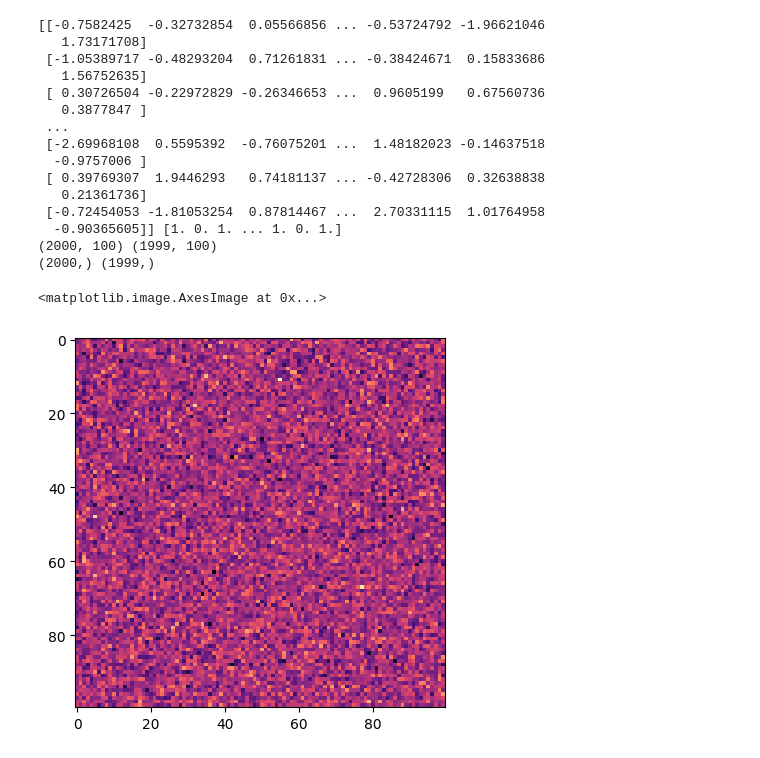
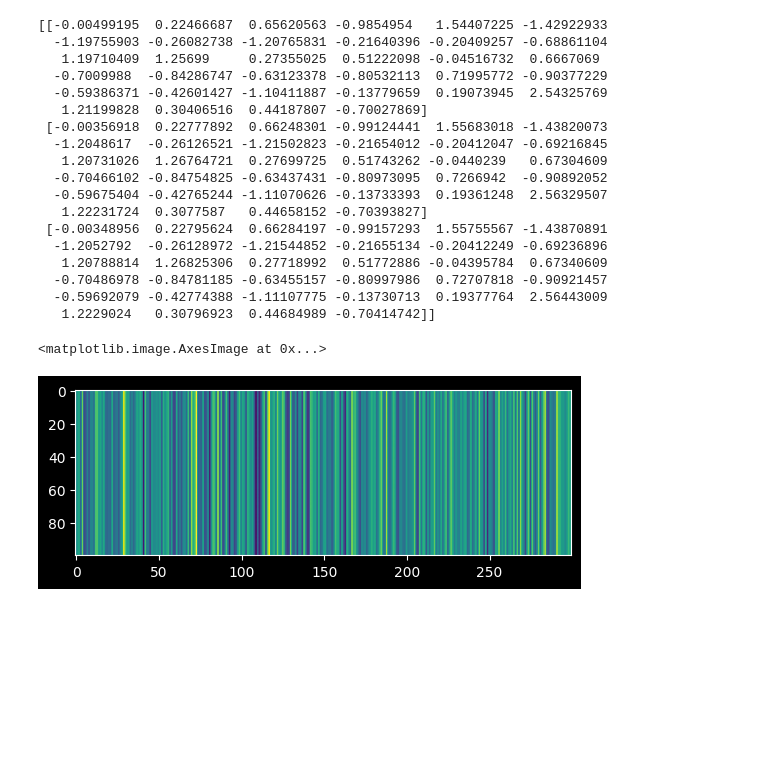
Before and after one commit to Asdergh/ItPlanetProject, a Jupyter notebook: Model/test.ipynb, the cells around one changed output. Cells and saved outputs as stored; diff of their text form; code cells hidden in the pictures; blank space fills up the shorter version.

Commit message:
new data_perproced and new model types was investigated with zero useability

```diff
--- a/Model/test.ipynb
+++ b/Model/test.ipynb
@@ -75,7 +162,7 @@ def generate_data_frame(data_buffer, person_info_buffer):
                              "activity_day", "skllzz_with_artifacts", "skllzz_without_artifacts",
                              "steps", "day", "meters",
                              "birth_date", "hr_rest", "hr_max",
-                             "weight"]
+                             "weight", "kkal"]
 
     for (batch_number, data_batch) in enumerate(data_buffer):
 
@@ -169,7 +256,7 @@ def generate_data_frame(data_buffer, person_info_buffer):
 
 
 data_frame, data_tensor = generate_data_frame(data_buffer=data_buffer, person_info_buffer=person_info_buffer)
-print(data_frame)
+print(data_tensor.shape)
 # %% [output]
 activity_step_cheaters.jsonl
 activity_step_ok.jsonl
@@ -511,46 +264,50 @@ plt.show()
 # %%
 def expand_randomization(data_tensor, need_shape):
 
 
     permutated_data_tensor = np.random.permutation(data_tensor)
+    random_normal_distrib = np.random.normal(0.19, 1.926, ((permutated_data_tensor.shape[1] - 1), need_shape))
+    result_expand = np.dot(permutated_data_tensor[:, :-1], random_normal_distrib)
+    result_expand_std = (result_expand - np.mean(result_expand)) / np.std(result_expand)
 
-    sub_tensor = np.zeros(shape=(data_tensor[0, :-1].shape[0], need_shape))
-    result_tensor = np.dot(permutated_data_tensor[:, :-1], sub_tensor)
-    result_tensor += np.random.normal(0.34, 1.984, result_tensor.shape)
-    result_tensor_std = (result_tensor - np.mean(result_tensor)) / np.std(result_tensor)
-    result_data_tensor = np.zeros(shape=(result_tensor_std.shape[0], result_tensor_std.shape[1] + 1))
-    result_data_tensor[:, :-1] = result_tensor_std
-    result_data_tensor[:, -1] = permutated_data_tensor[:, -1]
+    result_tensor = np.zeros(shape=(result_expand.shape[0], result_expand.shape[1] + 1))
+    result_tensor[:, :-1] = result_expand_std
+    result_tensor[:, -1] = permutated_data_tensor[:, -1]
 
-    return result_data_tensor
+    print(result_tensor[:3, :34])
+    return result_tensor
 
-preprocessed_data = expand_randomization(data_tensor, need_shape=100)
+
+
+preprocessed_data = expand_randomization(data_tensor, need_shape=800)
 
 train_data = preprocessed_data[:preprocessed_data.shape[0] // 2, :-1]
 validation_data = preprocessed_data[preprocessed_data.shape[0] // 2: -1, :-1]
 
 train_label = preprocessed_data[:preprocessed_data.shape[0] // 2, -1]
 validation_label = preprocessed_data[preprocessed_data.shape[0] // 2: -1, -1]
 
-print(train_data, train_label)
-print(train_data.shape, validation_data.shape)
-print(train_label.shape, validation_label.shape)
-plt.imshow(train_data[:100], cmap="magma")
+
+
+plt.imshow(preprocessed_data[:100, :300], cmap="viridis")
 # %% [output]
-[[-0.7582425  -0.32732854  0.05566856 ... -0.53724792 -1.96621046
-   1.73171708]
- [-1.05389717 -0.48293204  0.71261831 ... -0.38424671  0.15833686
-   1.56752635]
- [ 0.30726504 -0.22972829 -0.26346653 ...  0.9605199   0.67560736
-   0.3877847 ]
- ...
- [-2.69968108  0.5595392  -0.76075201 ...  1.48182023 -0.14637518
-  -0.9757006 ]
- [ 0.39769307  1.9446293   0.74181137 ... -0.42728306  0.32638838
-   0.21361736]
- [-0.72454053 -1.81053254  0.87814467 ...  2.70331115  1.01764958
-  -0.90365605]] [1. 0. 1. ... 1. 0. 1.]
-(2000, 100) (1999, 100)
-(2000,) (1999,)
+[[-0.00499195  0.22466687  0.65620563 -0.9854954   1.54407225 -1.42922933
+  -1.19755903 -0.26082738 -1.20765831 -0.21640396 -0.20409257 -0.68861104
+   1.19710409  1.25699     0.27355025  0.51222098 -0.04516732  0.6667069
+  -0.7009988  -0.84286747 -0.63123378 -0.80532113  0.71995772 -0.90377229
+  -0.59386371 -0.42601427 -1.10411887 -0.13779659  0.19073945  2.54325769
+   1.21199828  0.30406516  0.44187807 -0.70027869]
+ [-0.00356918  0.22777892  0.66248301 -0.99124441  1.55683018 -1.43820073
+  -1.2048617  -0.26126521 -1.21502823 -0.21654012 -0.20412047 -0.69216845
+   1.20731026  1.26764721  0.27699725  0.51743262 -0.0440239   0.67304609
+  -0.70466102 -0.84754825 -0.63437431 -0.80973095  0.7266942  -0.90892052
+  -0.59675404 -0.42765244 -1.11070626 -0.13733393  0.19361248  2.56329507
+   1.22231724  0.3077587   0.44658152 -0.70393827]
+ [-0.00348956  0.22795624  0.66284197 -0.99157293  1.55755567 -1.43870891
+  -1.2052792  -0.26128972 -1.21544852 -0.21655134 -0.20412249 -0.69236896
+   1.20788814  1.26825306  0.27718992  0.51772886 -0.04395784  0.67340609
+  -0.70486978 -0.84781185 -0.63455157 -0.80997986  0.72707818 -0.90921457
+  -0.59692079 -0.42774388 -1.11107775 -0.13730713  0.19377764  2.56443009
+   1.2229024   0.30796923  0.44684989 -0.70414742]]
 <matplotlib.image.AxesImage at 0x...>
-[figure, old version]
+[figure, new version]
```
Also changed, not shown: parts of 13 cells of this notebook, 2 other files.
